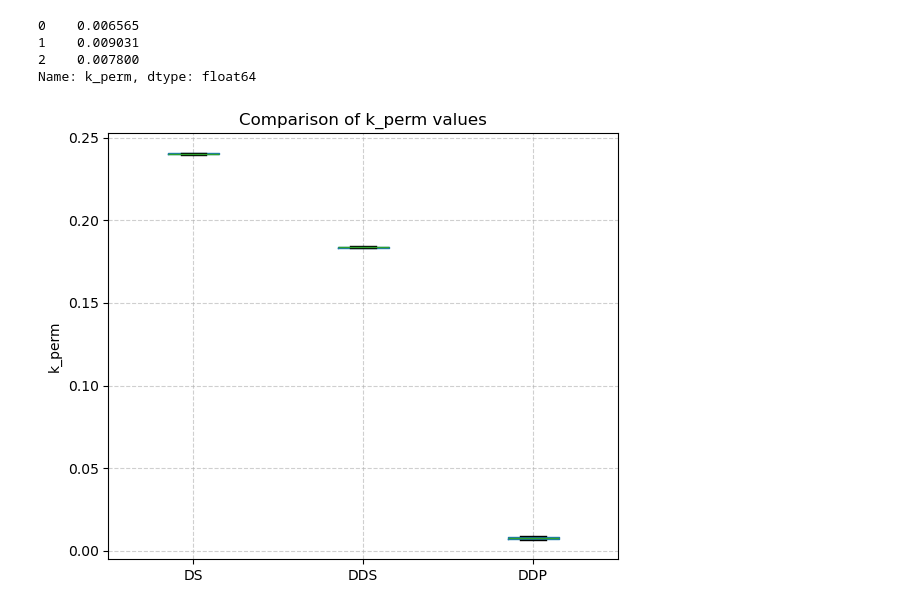
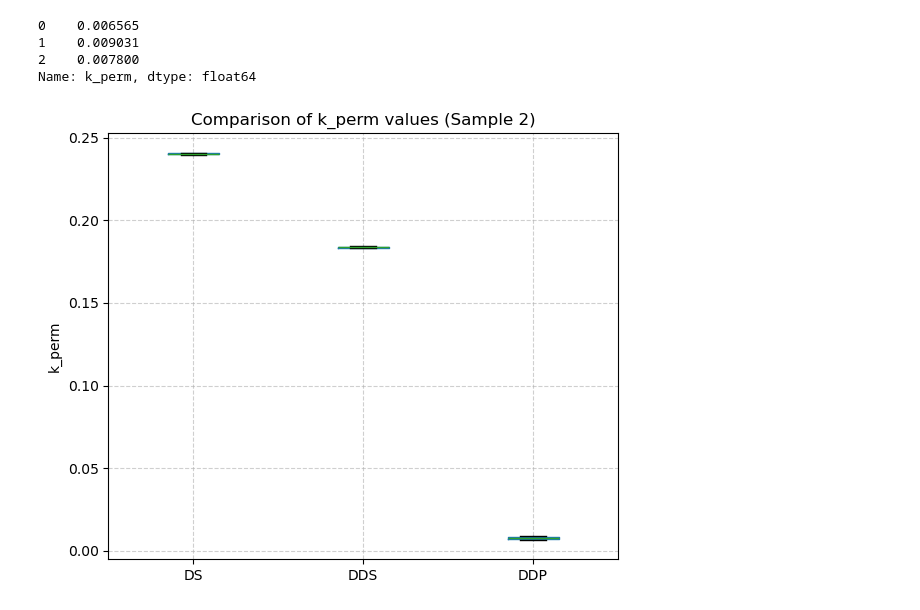
Before and after one commit to mfbliposome/Dithionite-Assays, a Jupyter notebook: code/notebooks/Dithionite_assay_data_analysis_20251002.ipynb, the cells around one changed output. Saved outputs shown, nothing was run; the diff lists cells and outputs as text; code cells hidden in the pictures.

```diff
--- a/code/notebooks/Dithionite_assay_data_analysis_20251002.ipynb
+++ b/code/notebooks/Dithionite_assay_data_analysis_20251002.ipynb
@@ -159,14 +159,14 @@ Name: k_perm, dtype: float64
 # %%
 df_perm = pd.concat([k_perm_DS, k_perm_DDS, k_perm_DDP], axis=1)
 
 # Plot
 plt.figure(figsize=(6, 5))
 df_perm.boxplot()
 plt.ylabel("k_perm")
 plt.xticks([1,2,3], ["DS", "DDS", "DDP"])  # explicitly set labels
-plt.title("Comparison of k_perm values")
+plt.title("Comparison of k_perm values (Sample 2)")
 plt.grid(True, linestyle="--", alpha=0.6)
 plt.tight_layout()
 plt.show()
 # %% [output]
-[figure, old version]
+[figure, new version]
```
